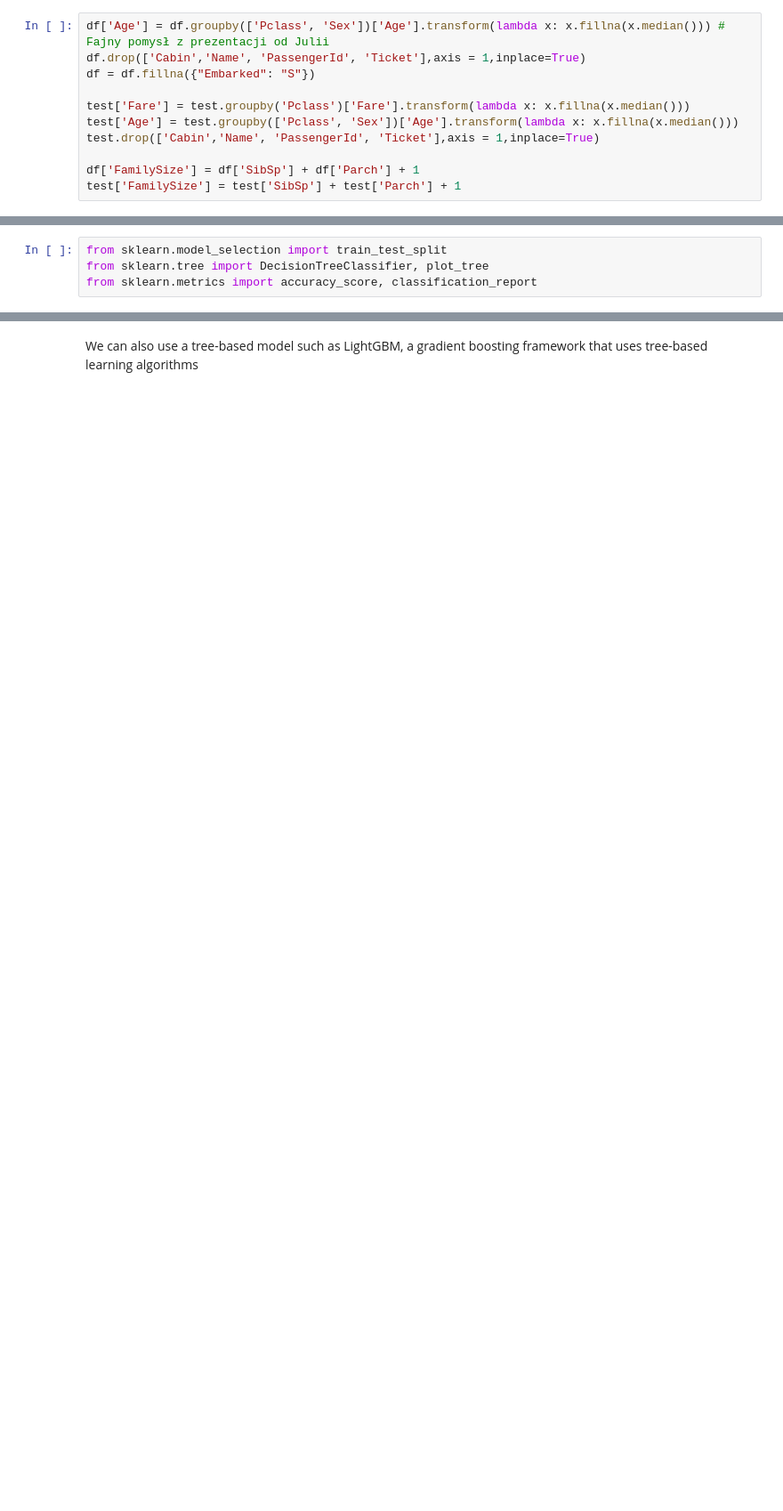
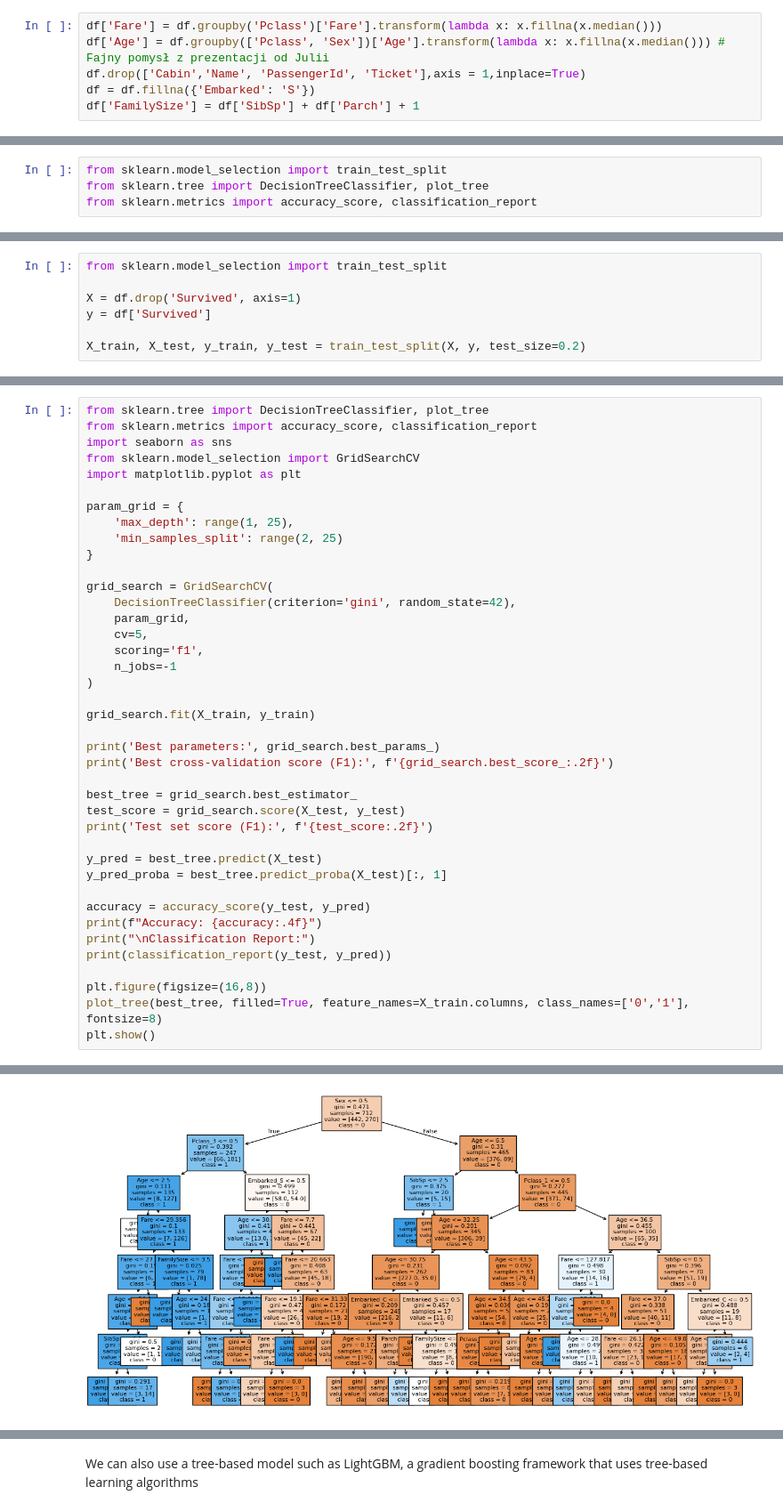
Before and after one commit to Solvro/ml-wakacyjne-wyzwanie-2025, a Jupyter notebook: predictingSurvivorsTitanic.ipynb, the cells around one changed output, grey strips where cells are left out. Shown at 89% size. Cells and saved outputs as stored; diff of their text form; blank space fills up the shorter version.

```diff
--- a/predictingSurvivorsTitanic.ipynb
+++ b/predictingSurvivorsTitanic.ipynb
@@ -42,14 +44,9 @@ dtype: int64
 # %%
+df['Fare'] = df.groupby('Pclass')['Fare'].transform(lambda x: x.fillna(x.median()))
 df['Age'] = df.groupby(['Pclass', 'Sex'])['Age'].transform(lambda x: x.fillna(x.median())) # Fajny pomysł z prezentacji od Julii
 df.drop(['Cabin','Name', 'PassengerId', 'Ticket'],axis = 1,inplace=True)
-df = df.fillna({"Embarked": "S"})
-
-test['Fare'] = test.groupby('Pclass')['Fare'].transform(lambda x: x.fillna(x.median()))
-test['Age'] = test.groupby(['Pclass', 'Sex'])['Age'].transform(lambda x: x.fillna(x.median()))
-test.drop(['Cabin','Name', 'PassengerId', 'Ticket'],axis = 1,inplace=True)
-
+df = df.fillna({'Embarked': 'S'})
 df['FamilySize'] = df['SibSp'] + df['Parch'] + 1
-test['FamilySize'] = test['SibSp'] + test['Parch'] + 1
 # %%
 df['Sex'] = df['Sex'].map({'male':1, 'female':0})
 # %%
@@ -142,0 +73,7 @@ RandomForestClassifier(max_depth=5, min_samples_leaf=4, min_samples_split=10,
+# %%
+from sklearn.model_selection import train_test_split
+
+X = df.drop('Survived', axis=1)
+y = df['Survived']
+
+X_train, X_test, y_train, y_test = train_test_split(X, y, test_size=0.2)
@@ -142,0 +93,41 @@ RandomForestClassifier(max_depth=5, min_samples_leaf=4, min_samples_split=10,
+# %%
+from sklearn.tree import DecisionTreeClassifier, plot_tree
+from sklearn.metrics import accuracy_score, classification_report
+import seaborn as sns
+from sklearn.model_selection import GridSearchCV
+import matplotlib.pyplot as plt
+
+param_grid = {
+    'max_depth': range(1, 25),
+    'min_samples_split': range(2, 25)
+}
+
+grid_search = GridSearchCV(
+    DecisionTreeClassifier(criterion='gini', random_state=42),
+    param_grid,
+    cv=5,
+    scoring='f1',
+    n_jobs=-1
+)
+
+grid_search.fit(X_train, y_train)
+
+print('Best parameters:', grid_search.best_params_)
+print('Best cross-validation score (F1):', f'{grid_search.best_score_:.2f}')
+
+best_tree = grid_search.best_estimator_
+test_score = grid_search.score(X_test, y_test)
+print('Test set score (F1):', f'{test_score:.2f}')
+
+y_pred = best_tree.predict(X_test)
+y_pred_proba = best_tree.predict_proba(X_test)[:, 1]
+
+accuracy = accuracy_score(y_test, y_pred)
+print(f"Accuracy: {accuracy:.4f}")
+print("\nClassification Report:")
+print(classification_report(y_test, y_pred))
+
+plt.figure(figsize=(16,8))
+plot_tree(best_tree, filled=True, feature_names=X_train.columns, class_names=['0','1'], fontsize=8)
+plt.show()
+# %% [output]
@@ -142,0 +148 @@ RandomForestClassifier(max_depth=5, min_samples_leaf=4, min_samples_split=10,
+[figure, added]
```
Also changed, not shown: parts of 33 cells of this notebook.
